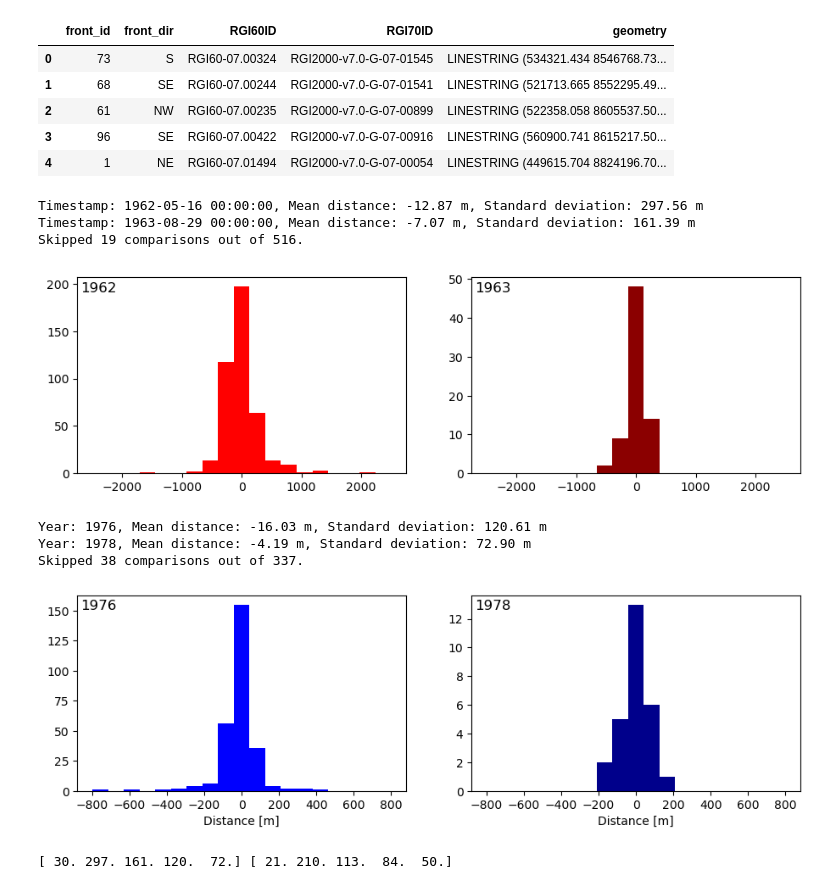
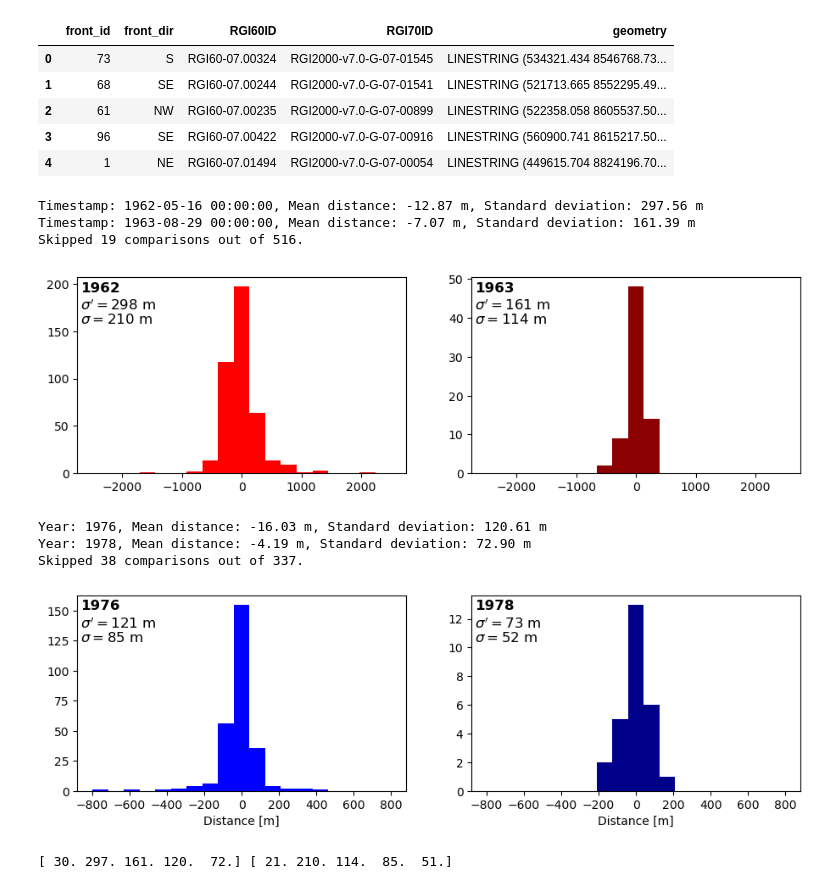
Before and after one commit to lorisdanjou/Svalbard_calving_fronts_1936-1978_data_analysis, a Jupyter notebook: uncertainties.ipynb, the cells around one changed output. Saved outputs shown, nothing was run; the diff lists cells and outputs as text; code cells hidden in the pictures.

```diff
--- a/uncertainties.ipynb
+++ b/uncertainties.ipynb
@@ -324,12 +332,14 @@ Skipped 108 comparisons out of 337.
 ### Recompile uncertainties
 # %%
 years = np.array([1936, 1962, 1963, 1976, 1978])
-sigmas_prime_0 = np.floor(np.concatenate([sigma_kh, sigma_landsat]))
+sigmas_prime_0 = np.concatenate([sigma_kh, sigma_landsat])
 
 # adding 30 m uncertainty for NPI aerial photos
 sigmas_prime = np.zeros(len(years))
 sigmas_prime[0] = 30
 sigmas_prime[1:] = sigmas_prime_0
 sigmas = np.floor(sigmas_prime / np.sqrt(2))
+sigmas_prime = np.floor(sigmas_prime)
+
 print(sigmas_prime, sigmas)
 # %% [output]
@@ -402,36 +418,41 @@ for timestamp in timestamps:
                 if not centerlines.loc[centerlines.front_id == fronts.front_id.iloc[k]].empty:
                     cl = centerlines.loc[centerlines.front_id == fronts.front_id.iloc[k]].geometry.values[0]
                     dist, e = distances.curvilinear_distance(front1, front2, cl, dir_1, dir_2)
                     if dist is not None:
                         dists_timestamp.append(dist)
                     elif e == 1:
                         skip_count += 1
                 else:
                     skip_count += 1
                 total_count += 1
     dists.append(dists_timestamp)
 
 dists_npy = [np.array(dists_timestamp) for dists_timestamp in dists]
 sigma_kh = [dists_npy_timestamp.std() for dists_npy_timestamp in dists_npy]
 mean = [dists_npy_timestamp.mean() for dists_npy_timestamp in dists_npy]
 
 for i in range(len(timestamps)):
     print(f"Timestamp: {timestamps[i]}, Mean distance: {mean[i]:.2f} m, Standard deviation: {sigma_kh[i]:.2f} m")
 print(f"Skipped {skip_count} comparisons out of {total_count}.")
 
 fig, axs = plt.subplots(ncols=len(timestamps), figsize=(11, 3))
 axs[0].hist(dists[0], bins=np.linspace(-2500, 2500, 20), color="red")
-axs[0].set_title(timestamps[0].strftime("%Y"), x=0.01, y=0.89, loc="left")
+axs[0].set_title(timestamps[0].strftime("%Y"), x=0.01, y=0.89, loc="left", fontweight="semibold")
+axs[0].text(0.01, 0.82, f"$\sigma^\prime = {sigma_kh[0]:.0f}$ m", color='black', transform=axs[0].transAxes, fontsize=12, verticalalignment='bottom')
+axs[0].text(0.01, 0.82, f"$\sigma = {sigma_kh[0]/np.sqrt(2):.0f}$ m", color='black', transform=axs[0].transAxes, fontsize=12, verticalalignment='top')
+
 # axs[0].set_xlabel("Distance [m]")
 axs[1].hist(dists[1], bins=np.linspace(-2500, 2500, 20), color="darkred")
-axs[1].set_title(timestamps[1].strftime("%Y"), x=0.01, y=0.89, loc="left")
+axs[1].set_title(timestamps[1].strftime("%Y"), x=0.01, y=0.89, loc="left", fontweight="semibold")
+axs[1].text(0.01, 0.82, f"$\sigma^\prime = {sigma_kh[1]:.0f}$ m", color='black', transform=axs[1].transAxes, fontsize=12, verticalalignment='bottom')
+axs[1].text(0.01, 0.82, f"$\sigma = {sigma_kh[1]/np.sqrt(2):.0f}$ m", color='black', transform=axs[1].transAxes, fontsize=12, verticalalignment='top')
 # axs[0].set_xlabel("Distance [m]")
 fig.savefig("images/KH-5_ARGON_fonts_accuracy_cl.png", bbox_inches="tight")
 # %% [output]
 Timestamp: 1962-05-16 00:00:00, Mean distance: -12.87 m, Standard deviation: 297.56 m
 Timestamp: 1963-08-29 00:00:00, Mean distance: -7.07 m, Standard deviation: 161.39 m
 Skipped 19 comparisons out of 516.
-[figure, old version]
+[figure, new version]
 # %%
 def get_year(timestamp):
     return timestamp.year
@@ -473,29 +494,35 @@ print(f"Skipped {skip_count} comparisons out of {total_count}.")
 
 fig, axs = plt.subplots(ncols=len(years), figsize=(11, 3))
 axs[0].hist(dists[0], bins=np.linspace(-800, 800, 20), color="blue")
-axs[0].set_title(years[0], x=0.01, y=0.89, loc="left")
+axs[0].set_title(years[0], x=0.01, y=0.89, loc="left", fontweight="semibold")
+axs[0].text(0.01, 0.82, f"$\sigma^\prime = {sigma_landsat[0]:.0f}$ m", color='black', transform=axs[0].transAxes, fontsize=12, verticalalignment='bottom')
+axs[0].text(0.01, 0.82, f"$\sigma = {sigma_landsat[0]/np.sqrt(2):.0f}$ m", color='black', transform=axs[0].transAxes, fontsize=12, verticalalignment='top')
 axs[0].set_xlabel("Distance [m]")
 axs[1].hist(dists[1], bins=np.linspace(-800, 800, 20), color="darkblue")
-axs[1].set_title(years[1], x=0.01, y=0.89, loc="left")
+axs[1].set_title(years[1], x=0.01, y=0.89, loc="left", fontweight="semibold")
+axs[1].text(0.01, 0.82, f"$\sigma^\prime = {sigma_landsat[1]:.0f}$ m", color='black', transform=axs[1].transAxes, fontsize=12, verticalalignment='bottom')
+axs[1].text(0.01, 0.82, f"$\sigma = {sigma_landsat[1]/np.sqrt(2):.0f}$ m", color='black', transform=axs[1].transAxes, fontsize=12, verticalalignment='top')
 axs[1].set_xlabel("Distance [m]")
 fig.savefig("images/Landsat_MSS_fonts_accuracy_cl.png", bbox_inches="tight")
 # %% [output]
 Year: 1976, Mean distance: -16.03 m, Standard deviation: 120.61 m
 Year: 1978, Mean distance: -4.19 m, Standard deviation: 72.90 m
 Skipped 38 comparisons out of 337.
-[figure, old version]
+[figure, new version]
 # %%
 years = np.array([1936, 1962, 1963, 1976, 1978])
-sigmas_prime_0 = np.floor(np.concatenate([sigma_kh, sigma_landsat]))
+sigmas_prime_0 = np.concatenate([sigma_kh, sigma_landsat])
 
 # adding 30 m uncertainty for NPI aerial photos
 sigmas_prime = np.zeros(len(years))
 sigmas_prime[0] = 30
 sigmas_prime[1:] = sigmas_prime_0
 sigmas = np.floor(sigmas_prime / np.sqrt(2))
+sigmas_prime = np.floor(sigmas_prime)
+
 print(sigmas_prime, sigmas)
 # %% [output]
-[ 30. 297. 161. 120.  72.] [ 21. 210. 113.  84.  50.]
+[ 30. 297. 161. 120.  72.] [ 21. 210. 114.  85.  51.]
 # %%
 uncertainties_cl = pd.DataFrame(
     [],
```
Also changed, not shown: parts of 7 cells of this notebook, 12 other files.
